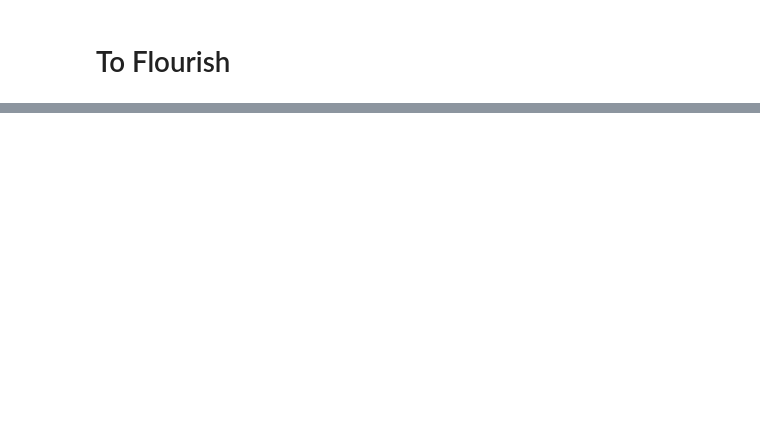
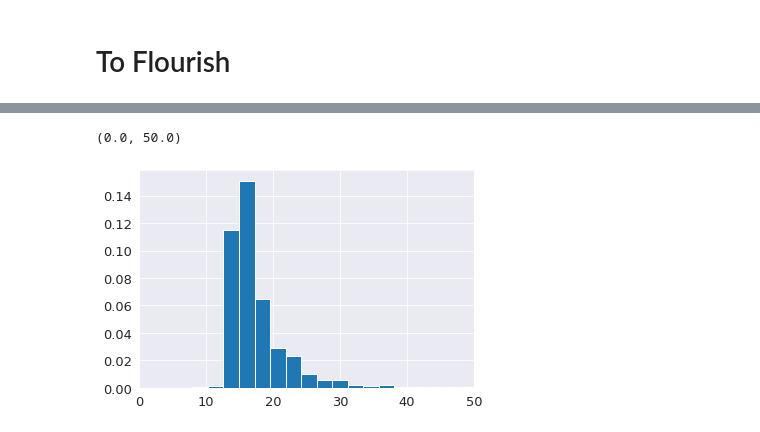
Before and after one commit to JC-AlfonsoR/covid_data_col, a Jupyter notebook: graphics.ipynb, the cells around one changed output, grey strips where cells are left out. Cells and saved outputs as stored; diff of their text form; code cells hidden in the pictures; blank space fills up the shorter version.

```diff
--- a/graphics.ipynb
+++ b/graphics.ipynb
@@ -562,0 +769,3 @@ to_flourish.to_csv("timeSeries_Boyaca.csv", date_format='%Y/%m/%d')
+# %%
+recuperados = df.query("recuperado=='Recuperado'")
+recuperados["Periodo_recuperacion"] = (recuperados["f_recuperacion"] - recuperados["f_ini_sintomas"])/np.timedelta64(1, 'D')
@@ -562,0 +790,6 @@ to_flourish.to_csv("timeSeries_Boyaca.csv", date_format='%Y/%m/%d')
+# %%
+plt.hist(recuperados["Periodo_recuperacion"], bins=150, density=True)
+plt.xlim([0,50])
+# %% [output]
+(0.0, 50.0)
+[figure, added]
```
Also changed, not shown: parts of 28 cells of this notebook.
